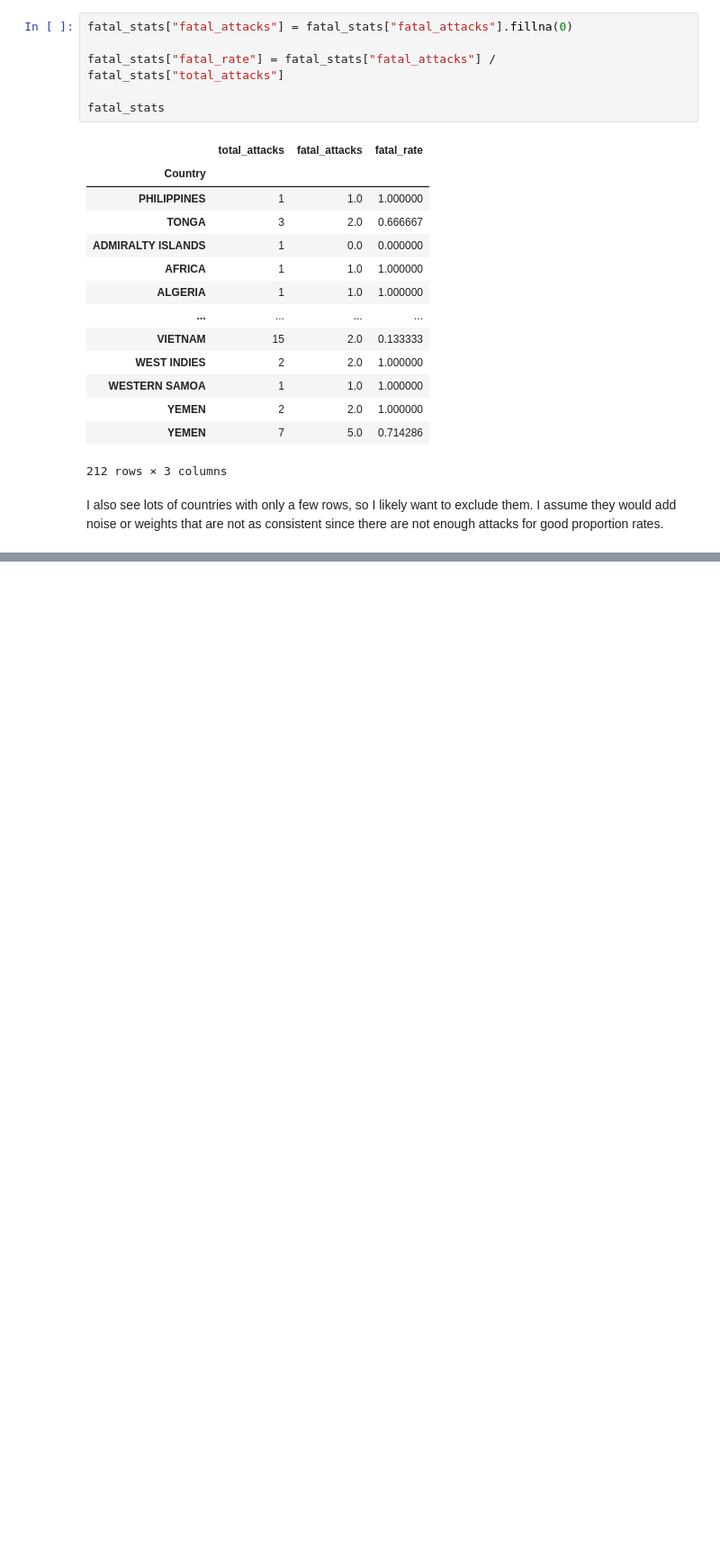
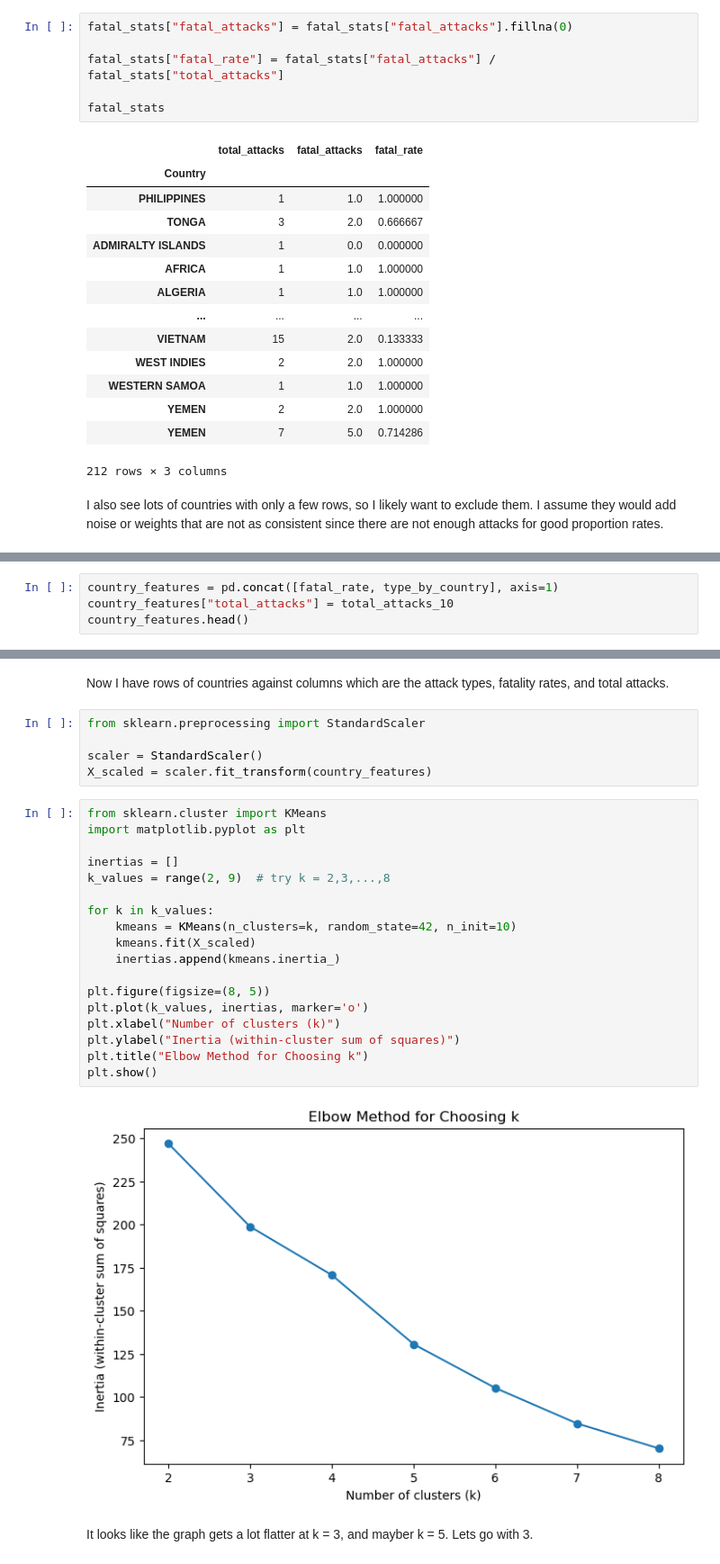
Before and after one commit to adriankUSA/portfolio, a Jupyter notebook: shark_attacks/shark_attack+patterns.ipynb, the cells around one changed output, grey strips where cells are left out. Shown: that part at 90% size. Drawn from its saved outputs; the diff is of its cells as text; blank space fills up the shorter version.

```diff
--- a/shark_attacks/shark_attack+patterns.ipynb
+++ b/shark_attacks/shark_attack+patterns.ipynb
@@ -580,0 +601,4 @@ Name: Fatal (Y/N), Length: 147, dtype: int64
+# %%
+country_features = pd.concat([fatal_rate, type_by_country], axis=1)
+country_features["total_attacks"] = total_attacks_10
+country_features.head()
@@ -580,0 +613,29 @@ Name: Fatal (Y/N), Length: 147, dtype: int64
+# %% [markdown]
+Now I have rows of countries against columns which are the attack types, fatality rates, and total attacks.
+# %%
+from sklearn.preprocessing import StandardScaler
+
+scaler = StandardScaler()
+X_scaled = scaler.fit_transform(country_features)
+# %%
+from sklearn.cluster import KMeans
+import matplotlib.pyplot as plt
+
+inertias = []
+k_values = range(2, 9)  # try k = 2,3,...,8
+
+for k in k_values:
+    kmeans = KMeans(n_clusters=k, random_state=42, n_init=10)
+    kmeans.fit(X_scaled)
+    inertias.append(kmeans.inertia_)
+
+plt.figure(figsize=(8, 5))
+plt.plot(k_values, inertias, marker='o')
+plt.xlabel("Number of clusters (k)")
+plt.ylabel("Inertia (within-cluster sum of squares)")
+plt.title("Elbow Method for Choosing k")
+plt.show()
+# %% [output]
+[figure, added]
+# %% [markdown]
+It looks like the graph gets a lot flatter at k = 3, and mayber k = 5. Lets go with 3.
```
Also changed, not shown: parts of 20 cells of this notebook.
